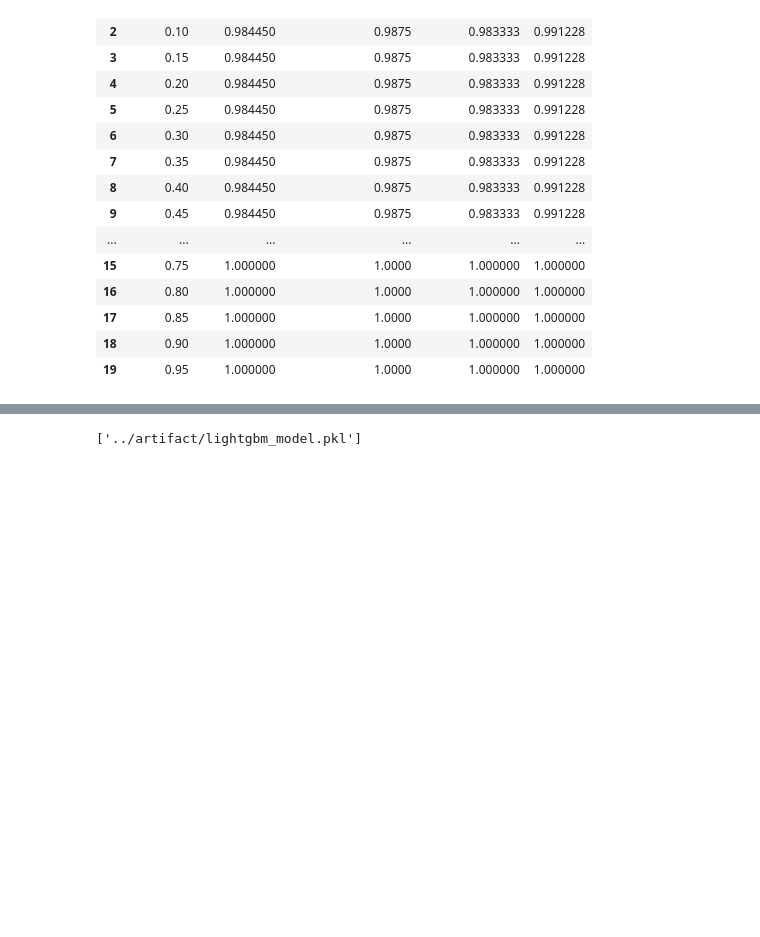
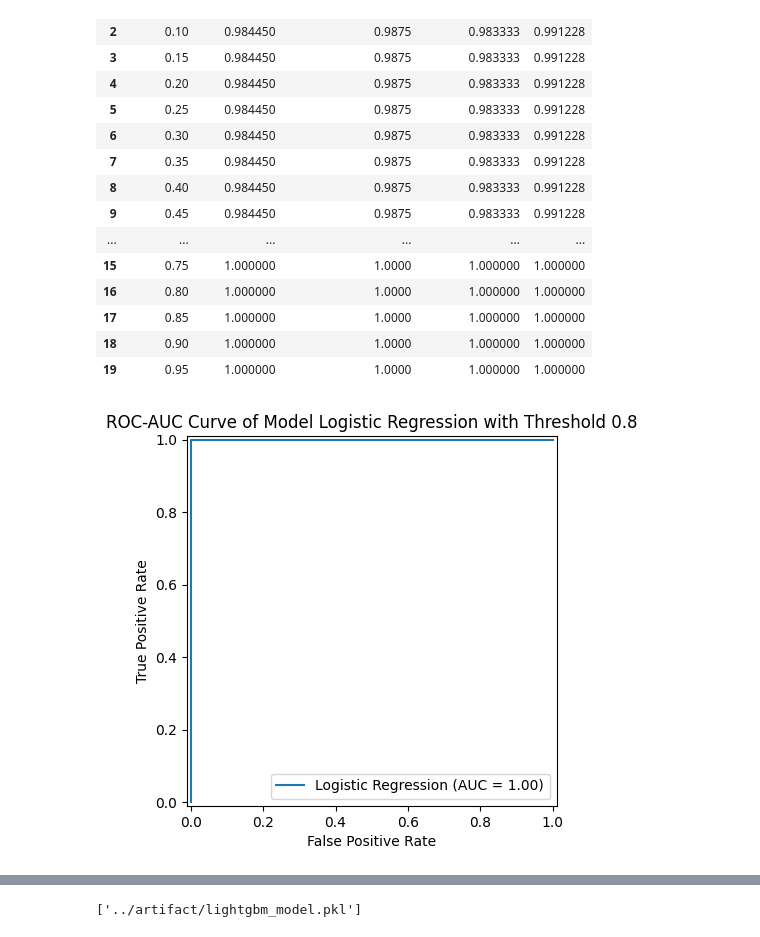
Before and after one commit to pradanaadn/churn-prediction, a Jupyter notebook: notebook/modelling.ipynb, the cells around one changed output, grey strips where cells are left out. Cells and saved outputs as stored; diff of their text form; code cells hidden in the pictures; blank space fills up the shorter version.

Commit message:
feat: add confussion  metrics and roc auc curve

```diff
--- a/notebook/modelling.ipynb
+++ b/notebook/modelling.ipynb
@@ -276,3 +276,14 @@ find_best_threshold(probs_lgbm, threshold)
 | 17 | 0.85 | 1.000000 | 1.0000 | 1.000000 | 1.000000 |
 | 18 | 0.90 | 1.000000 | 1.0000 | 1.000000 | 1.000000 |
 | 19 | 0.95 | 1.000000 | 1.0000 | 1.000000 | 1.000000 |
+# %%
+def plot_roc_auc(y_true, probs, threshold:float, model_name:str):
+    y_pred = (probs >= threshold).astype(int)
+    fpr, tpr, thresholds = metrics.roc_curve(y_true, y_pred)
+    roc_auc = metrics.auc(fpr, tpr)
+    display = metrics.RocCurveDisplay(fpr=fpr, tpr=tpr, roc_auc=roc_auc,
+                                  name=model_name)
+    display.plot()
+    plt.title(f"ROC-AUC Curve of Model {model_name} with Threshold {threshold}")
+
+    plt.show()
@@ -278,0 +299,4 @@ find_best_threshold(probs_lgbm, threshold)
+# %%
+plot_roc_auc(y_test, probs_lr,0.8,"Logistic Regression", )
+# %% [output]
+[figure, added]
```
Also changed, not shown: parts of 6 cells of this notebook, 1 other file.
